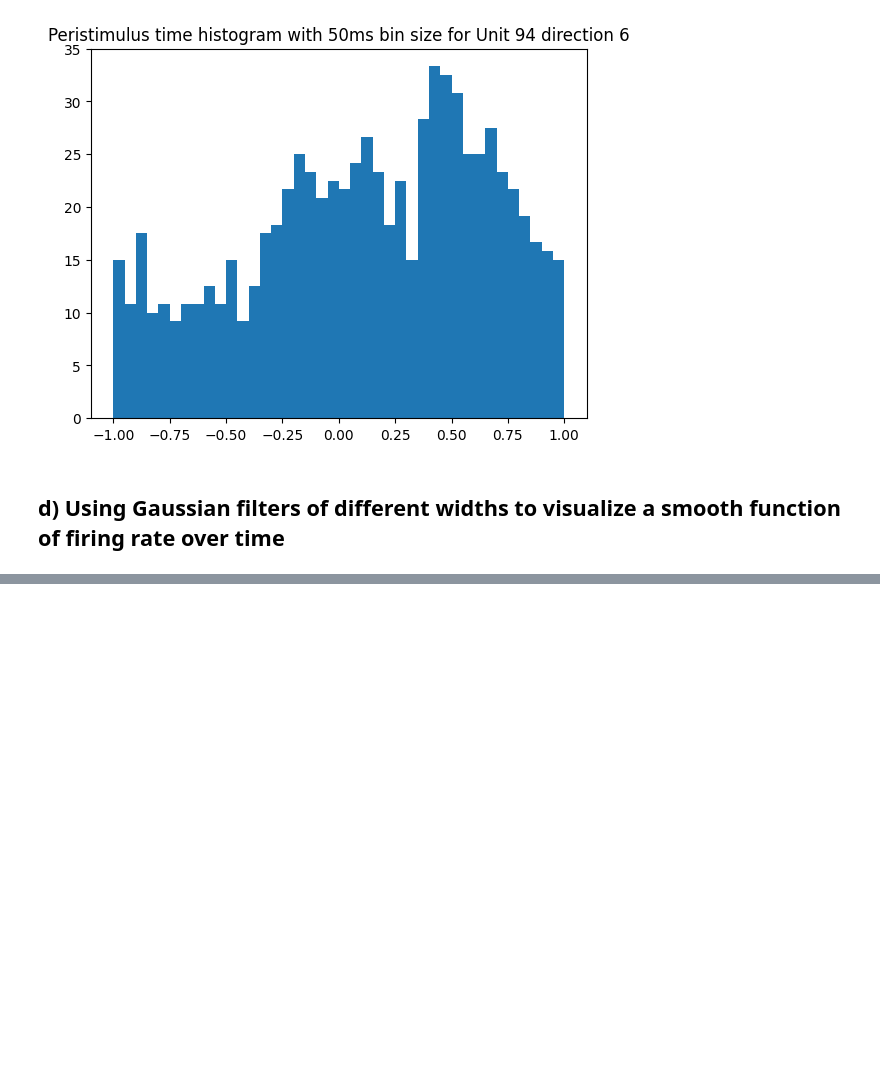
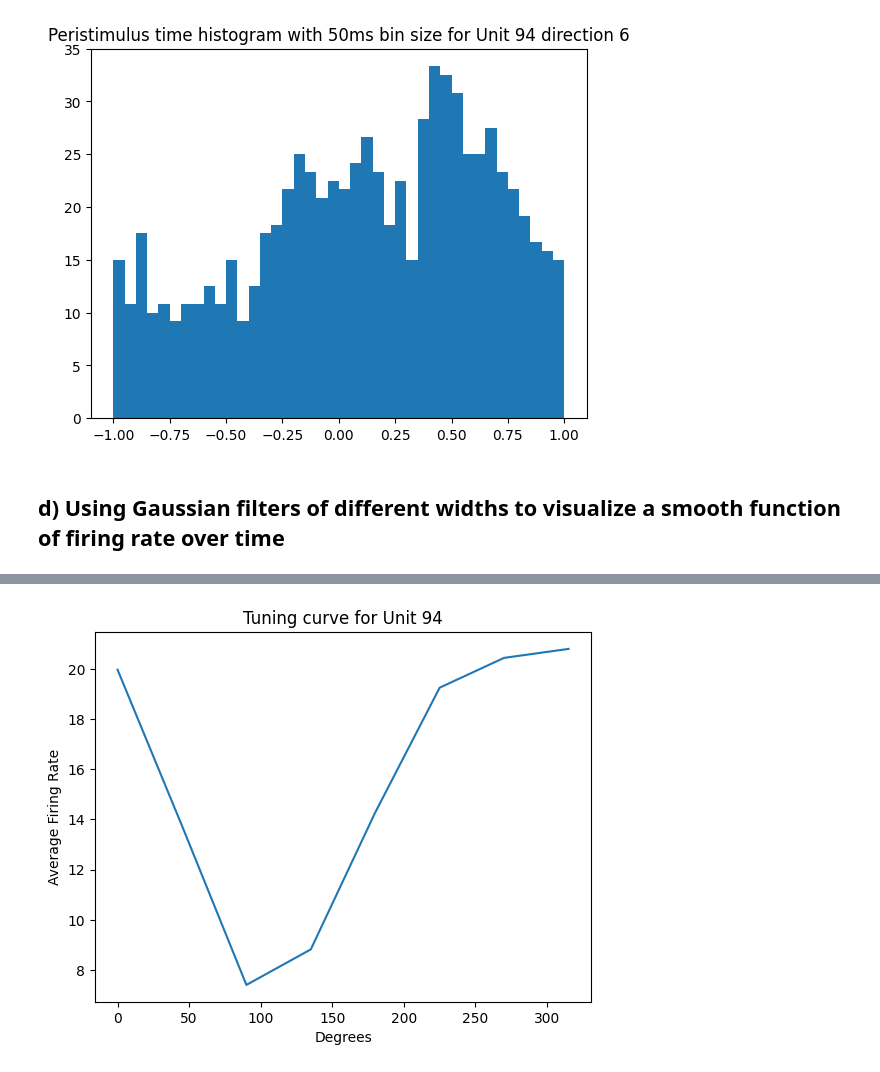
Before and after one commit to ssocolow/comp-neuro, a Jupyter notebook: assignment_03_comp_neuro.ipynb, the cells around one changed output, grey strips where cells are left out. Cells and saved outputs as stored; diff of their text form; code cells hidden in the pictures; blank space fills up the shorter version.

```diff
--- a/assignment_03_comp_neuro.ipynb
+++ b/assignment_03_comp_neuro.ipynb
@@ -108,0 +119,9 @@ print(len(neuron94))
+# %%
+# plot the tuning curve
+angles = np.arange(0,316,45)
+plt.plot(angles, average_rates);
+plt.xlabel('Degrees')
+plt.ylabel('Average Firing Rate')
+plt.title("Tuning curve for Unit 94");
+# %% [output]
+[figure, added]
```
Also changed, not shown: parts of 14 cells of this notebook, 1 other file.
